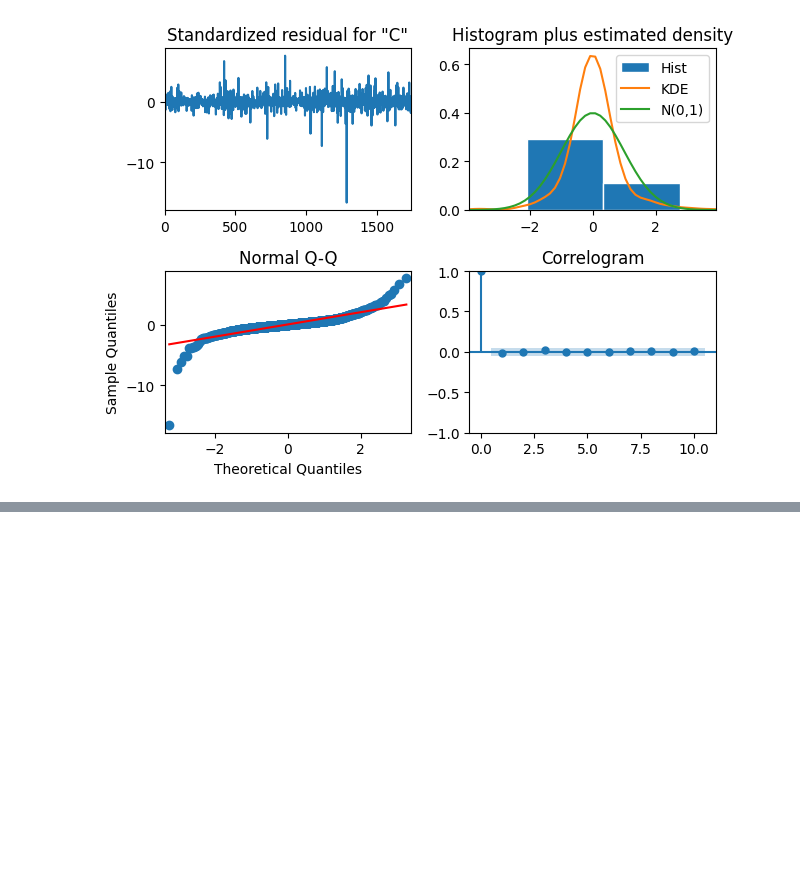
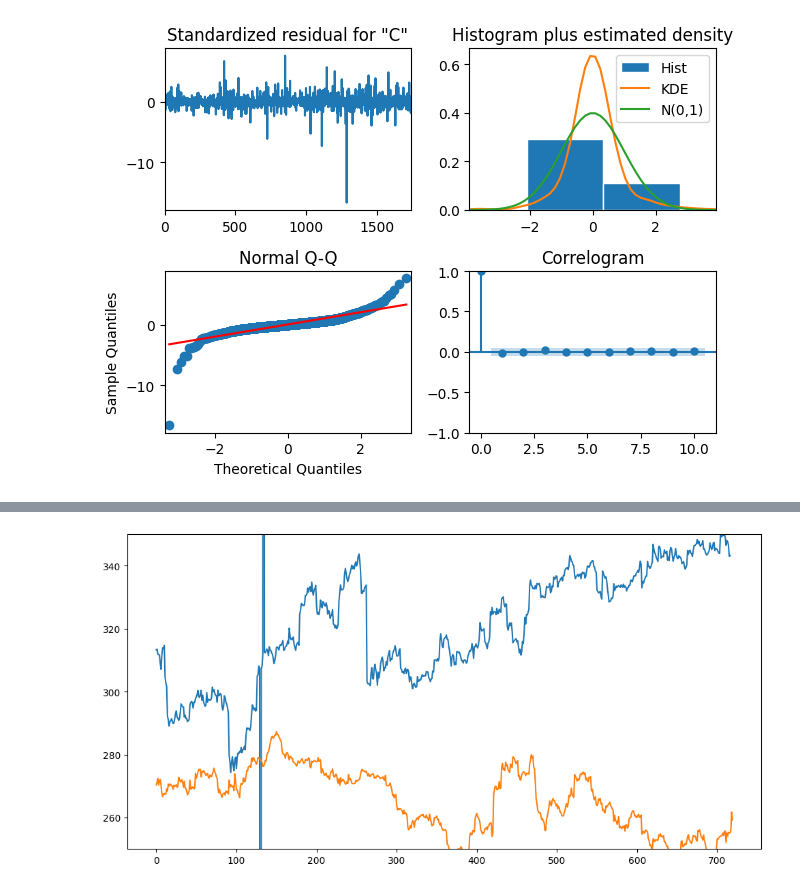
Before and after one commit to lewinskie254/stock-market-prediction, a Jupyter notebook: predict_stock_prices.ipynb, the cells around one changed output, grey strips where cells are left out. Cells and saved outputs as stored; diff of their text form; code cells hidden in the pictures; blank space fills up the shorter version.

```diff
--- a/predict_stock_prices.ipynb
+++ b/predict_stock_prices.ipynb
@@ -154,0 +159,8 @@ preds = trainARIMA(df, order, horizon, train_length, window)
+# %%
+fig, ax = plt.subplots(figsize=(12, 6))
+ax.plot(preds)
+ax.plot(df[:720])
+ax.set_ylim(250, 350)
+plt.show()
+# %% [output]
+[figure, added]
```
Also changed, not shown: parts of 5 cells of this notebook.
